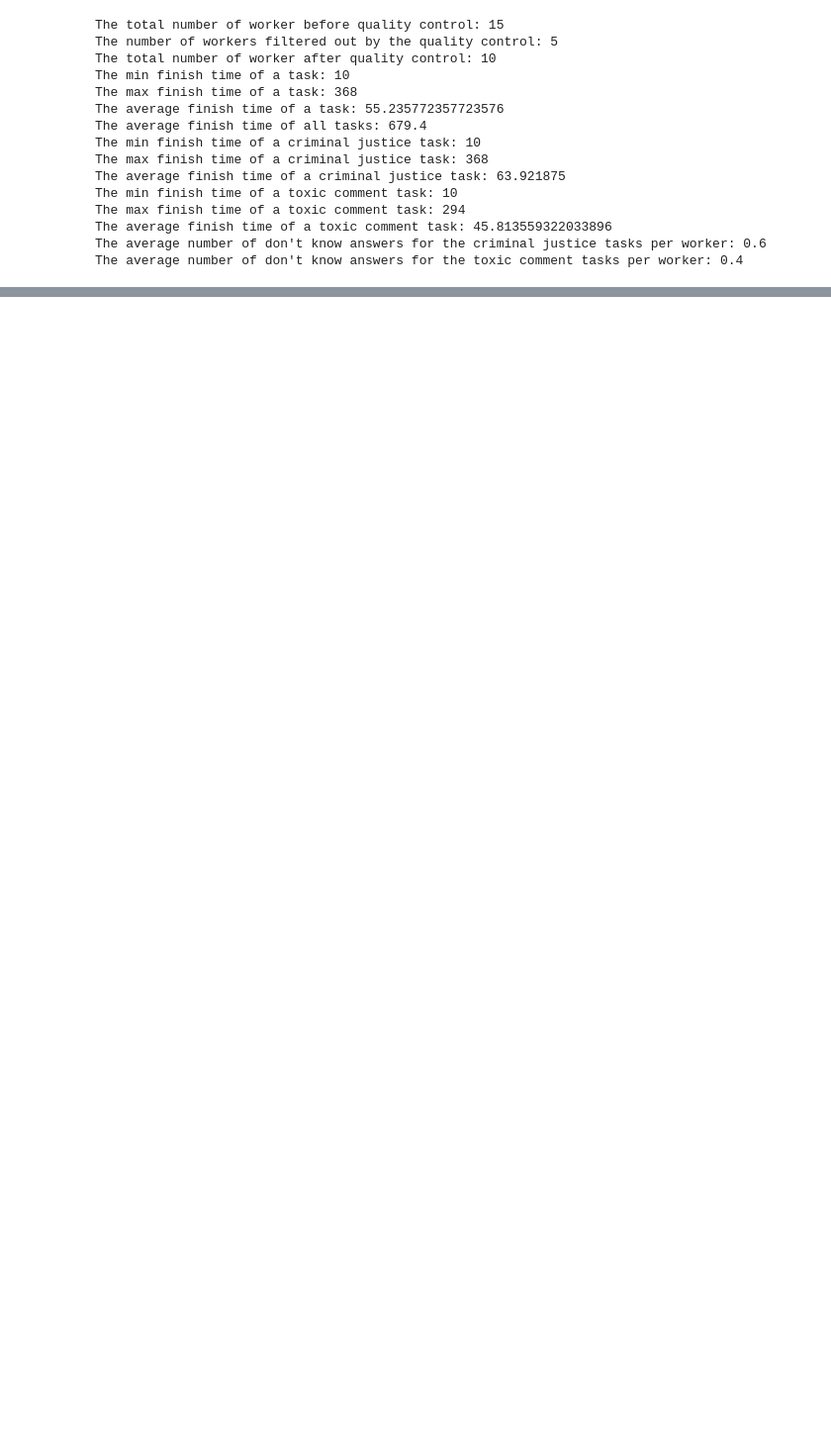
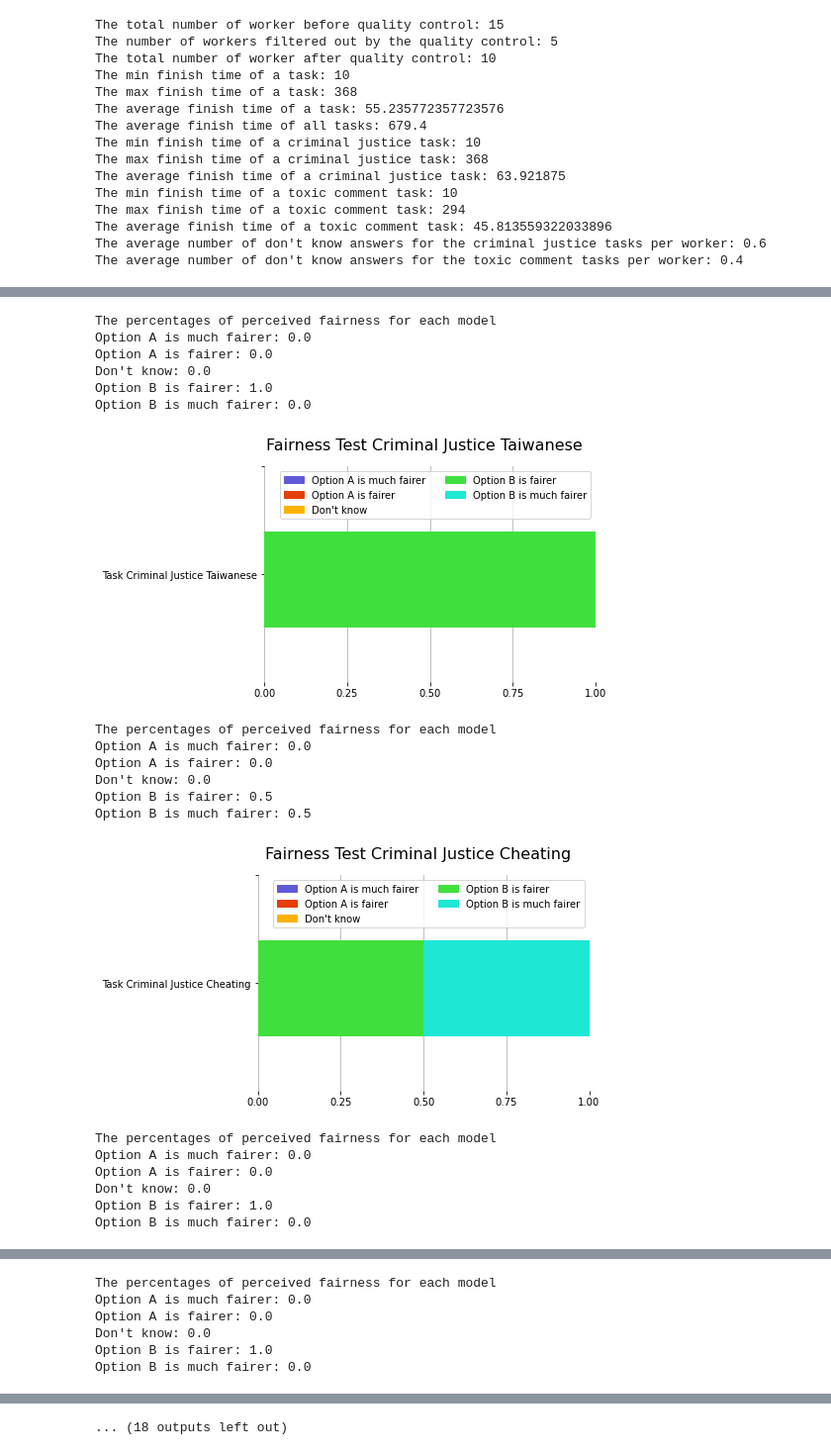
Before and after one commit to SunweiWang/CrowdComputing, a Jupyter notebook: postprocessing/plot_data.py.ipynb, the cells around one changed output, grey strips where cells are left out. Shown: that part at 99% size. Drawn from its saved outputs; the diff is of its cells as text; code cells hidden in the pictures; blank space fills up the shorter version.

```diff
--- a/postprocessing/plot_data.py.ipynb
+++ b/postprocessing/plot_data.py.ipynb
@@ -307,0 +338,28 @@ for task in tasks:
+# %%
+#To filter out demographics:
+#the first list is to only allow people from certain countries
+#the third list is to only allow people with certain races
+#Empty lists means every demograhic is allowed
+for task in tasks:
+    plot_fairness(task, ["Taiwan"], ["Asian"])
+# %% [output]
+The percentages of perceived fairness for each model
+Option A is much fairer: 0.0
+Option A is fairer: 0.0
+Don't know: 0.0
+Option B is fairer: 1.0
+Option B is much fairer: 0.0
+[figure, added]
+The percentages of perceived fairness for each model
+Option A is much fairer: 0.0
+Option A is fairer: 0.0
+Don't know: 0.0
+Option B is fairer: 0.5
+Option B is much fairer: 0.5
+[figure, added]
+The percentages of perceived fairness for each model
+Option A is much fairer: 0.0
+Option A is fairer: 0.0
+Don't know: 0.0
+Option B is fairer: 1.0
+Option B is much fairer: 0.0
@@ -307,0 +367,6 @@ for task in tasks:
+The percentages of perceived fairness for each model
+Option A is much fairer: 0.0
+Option A is fairer: 0.0
+Don't know: 0.0
+Option B is fairer: 1.0
+Option B is much fairer: 0.0
@@ -307,0 +388 @@ for task in tasks:
+... (18 outputs left out)
```
Also changed, not shown: parts of 7 cells of this notebook, 2 other files.
